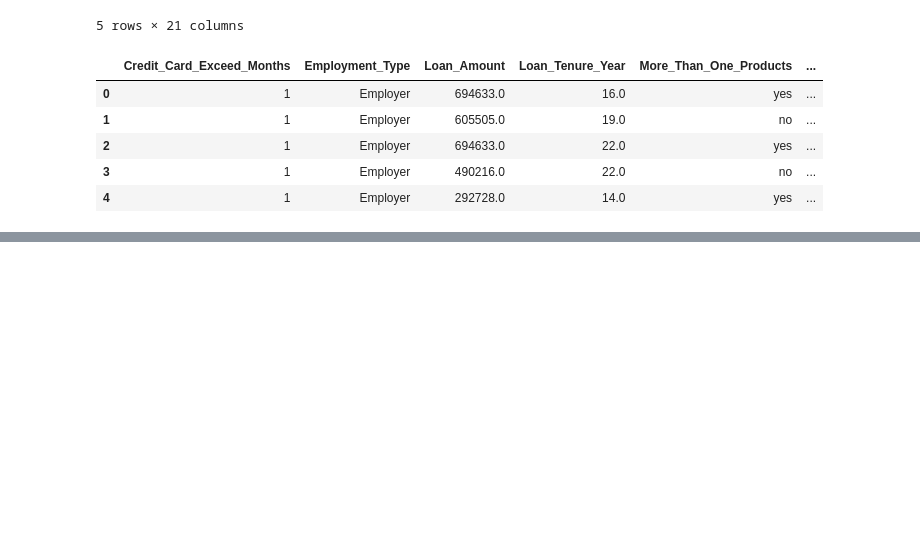
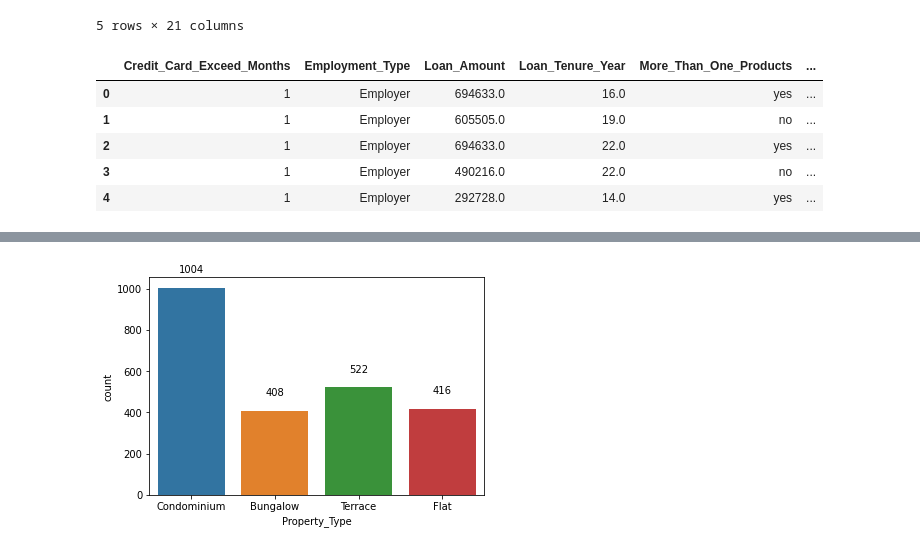
Before and after one commit to wkyg/DataMining, a Jupyter notebook: Project/Project.ipynb, the cells around one changed output, grey strips where cells are left out. Saved outputs shown, nothing was run; the diff lists cells and outputs as text; code cells hidden in the pictures; blank space fills up the shorter version.

```diff
--- a/Project/Project.ipynb
+++ b/Project/Project.ipynb
@@ -219,0 +192,11 @@ AttributeError: 'DataFrame' object has no attribute 'label'
+# %%
+# which type of properties is likely to have the loan accepted?
+b = sns.countplot(x='Property_Type', data = df2)
+
+for p in b.patches:
+    b.annotate("%.0f" % p.get_height(), (p.get_x() +
+    p.get_width() / 2., p.get_height()),
+    ha='center', va='center', rotation=0,
+    xytext=(0, 18), textcoords='offset points')
+# %% [output]
+[figure, added]
```
Also changed, not shown: parts of 81 cells of this notebook, 1 other file.
